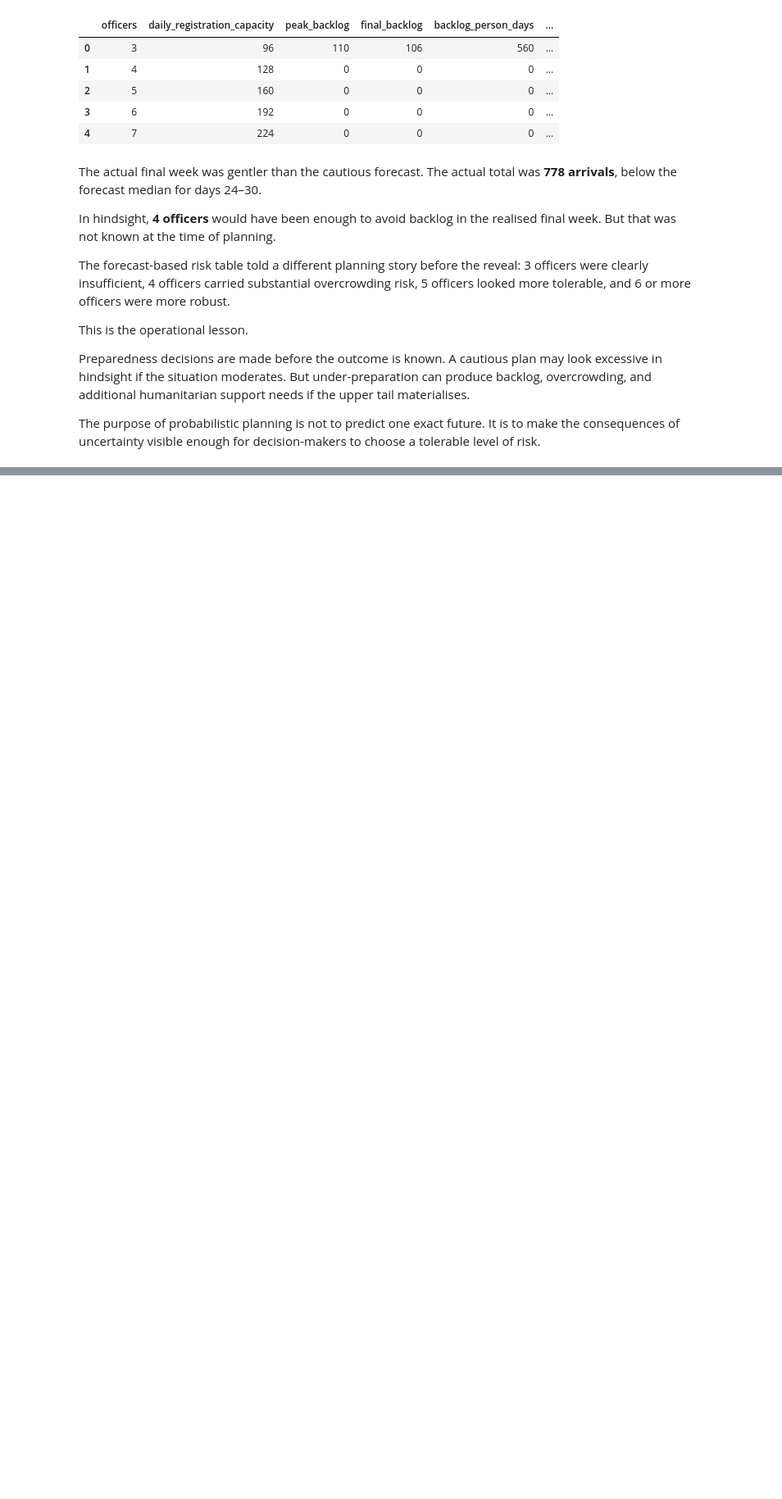
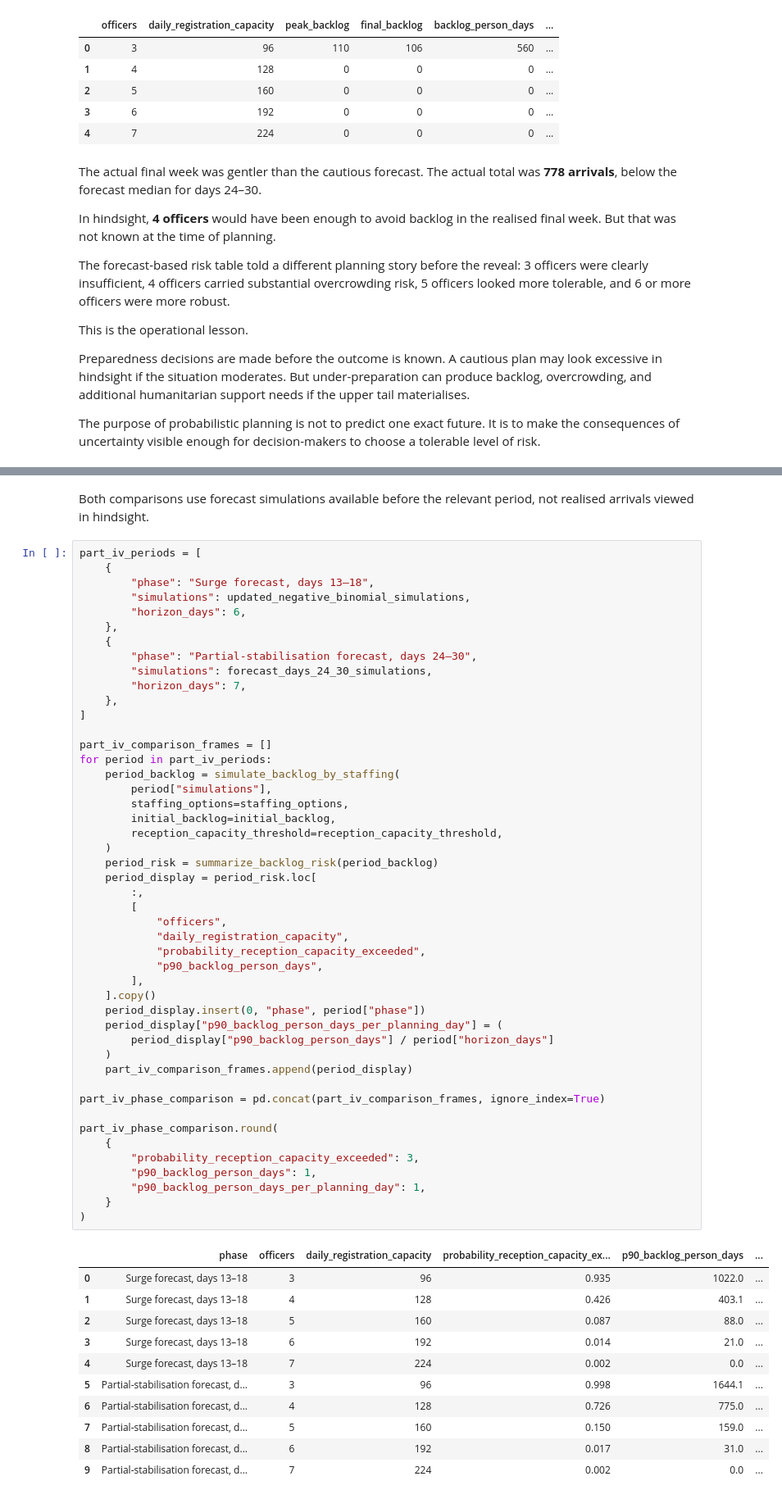
Before and after one commit to kcsongor011/humanitarian_decision_toolkit, a Jupyter notebook: notebooks/forecasting/arrival_dynamics_1_short_term_border_arrivals.ipynb, the cells around one changed output, grey strips where cells are left out. Shown at 82% size. Saved outputs shown, nothing was run; the diff lists cells and outputs as text; blank space fills up the shorter version.

```diff
--- a/notebooks/forecasting/arrival_dynamics_1_short_term_border_arrivals.ipynb
+++ b/notebooks/forecasting/arrival_dynamics_1_short_term_border_arrivals.ipynb
@@ -1470,0 +1514,61 @@ The purpose of probabilistic planning is not to predict one exact future. It is
+# %% [markdown]
+Both comparisons use forecast simulations available before the relevant period, not realised arrivals viewed in hindsight.
+# %%
+part_iv_periods = [
+    {
+        "phase": "Surge forecast, days 13–18",
+        "simulations": updated_negative_binomial_simulations,
+        "horizon_days": 6,
+    },
+    {
+        "phase": "Partial-stabilisation forecast, days 24–30",
+        "simulations": forecast_days_24_30_simulations,
+        "horizon_days": 7,
+    },
+]
+
+part_iv_comparison_frames = []
+for period in part_iv_periods:
+    period_backlog = simulate_backlog_by_staffing(
+        period["simulations"],
+        staffing_options=staffing_options,
+        initial_backlog=initial_backlog,
+        reception_capacity_threshold=reception_capacity_threshold,
+    )
+    period_risk = summarize_backlog_risk(period_backlog)
+    period_display = period_risk.loc[
+        :,
+        [
+            "officers",
+            "daily_registration_capacity",
+            "probability_reception_capacity_exceeded",
+            "p90_backlog_person_days",
+        ],
+    ].copy()
+    period_display.insert(0, "phase", period["phase"])
+    period_display["p90_backlog_person_days_per_planning_day"] = (
+        period_display["p90_backlog_person_days"] / period["horizon_days"]
+    )
+    part_iv_comparison_frames.append(period_display)
+
+part_iv_phase_comparison = pd.concat(part_iv_comparison_frames, ignore_index=True)
+
+part_iv_phase_comparison.round(
+    {
+        "probability_reception_capacity_exceeded": 3,
+        "p90_backlog_person_days": 1,
+        "p90_backlog_person_days_per_planning_day": 1,
+    }
+)
+# %% [output]
+|  | phase | officers | daily_registration_capacity | probability_reception_capacity_ex... | p90_backlog_person_days | ... |
+| 0 | Surge forecast, days 13–18 | 3 | 96 | 0.935 | 1022.0 | ... |
+| 1 | Surge forecast, days 13–18 | 4 | 128 | 0.426 | 403.1 | ... |
+| 2 | Surge forecast, days 13–18 | 5 | 160 | 0.087 | 88.0 | ... |
+| 3 | Surge forecast, days 13–18 | 6 | 192 | 0.014 | 21.0 | ... |
+| 4 | Surge forecast, days 13–18 | 7 | 224 | 0.002 | 0.0 | ... |
+| 5 | Partial-stabilisation forecast, d... | 3 | 96 | 0.998 | 1644.1 | ... |
+| 6 | Partial-stabilisation forecast, d... | 4 | 128 | 0.726 | 775.0 | ... |
+| 7 | Partial-stabilisation forecast, d... | 5 | 160 | 0.150 | 159.0 | ... |
+| 8 | Partial-stabilisation forecast, d... | 6 | 192 | 0.017 | 31.0 | ... |
+| 9 | Partial-stabilisation forecast, d... | 7 | 224 | 0.002 | 0.0 | ... |
```
Also changed, not shown: parts of 5 cells of this notebook.
